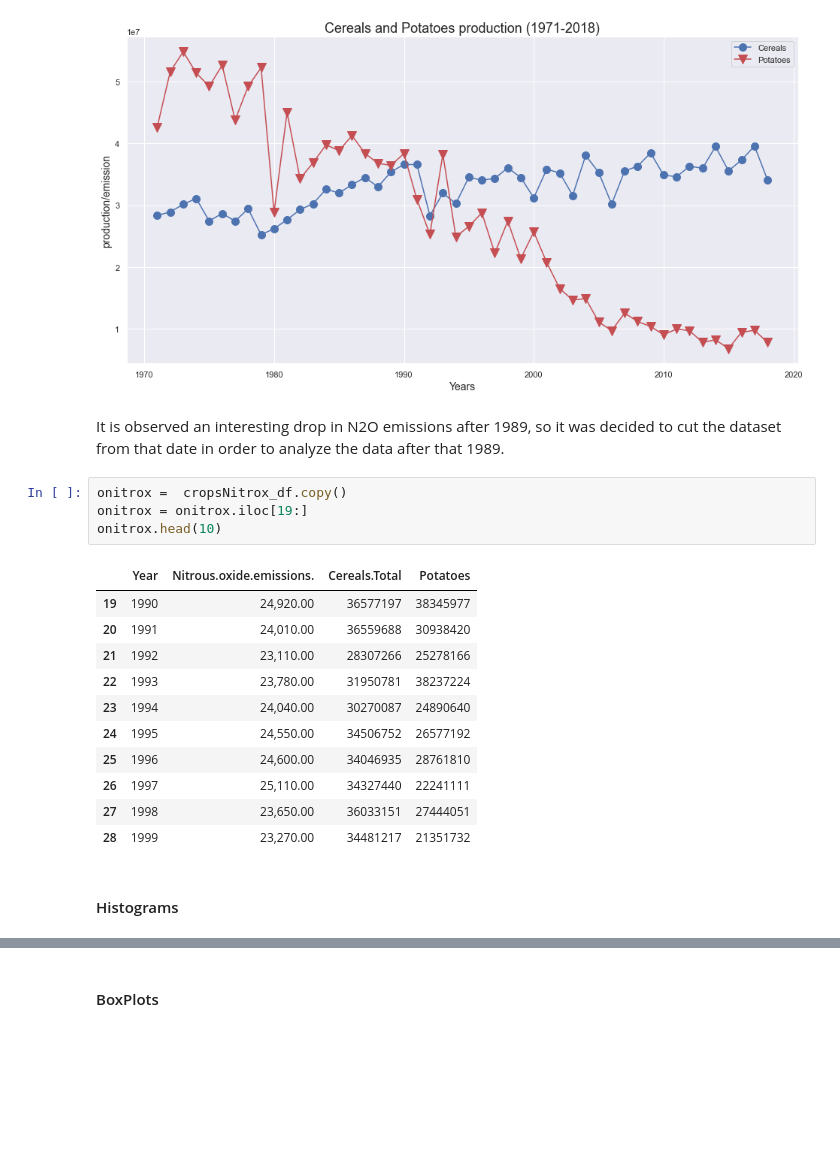
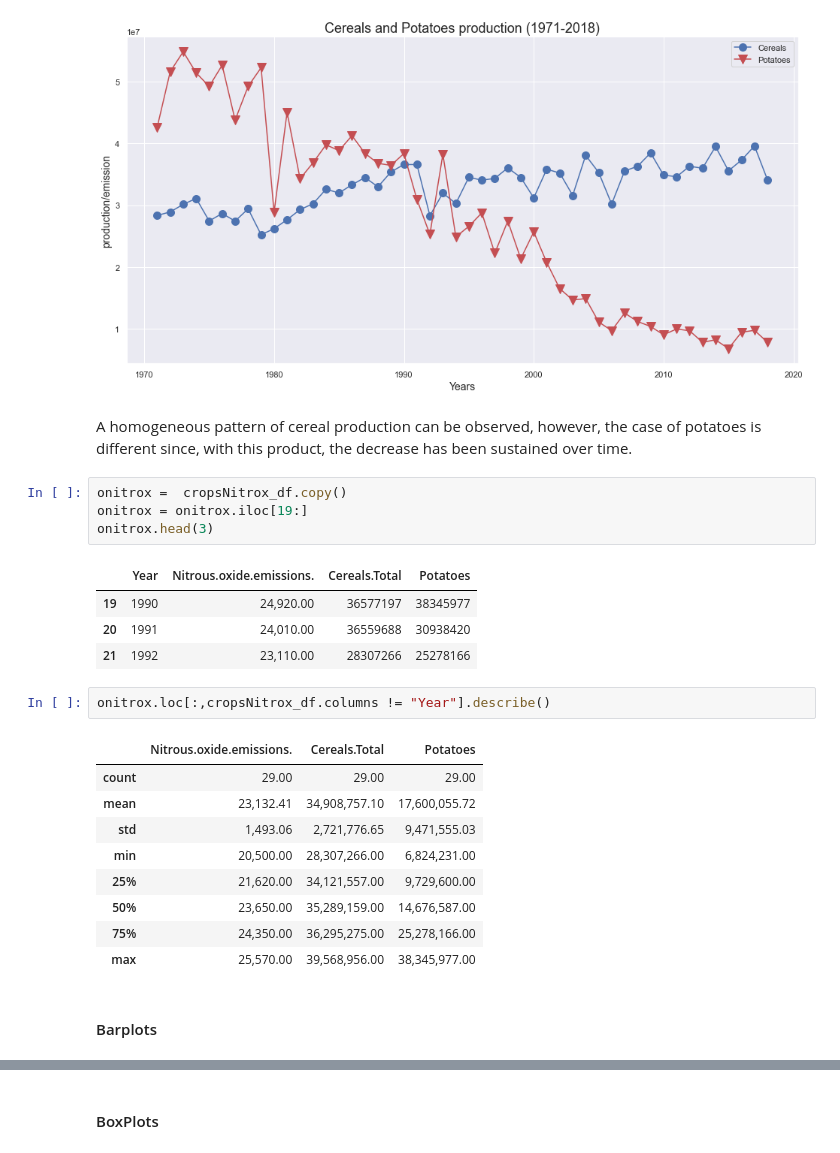
Before and after one commit to Alejandro-github-mx/statistics-projects, a Jupyter notebook: 2022-02-28-statistics-homework-FoodCC-Poland.ipynb, the cells around one changed output, grey strips where cells are left out. Cells and saved outputs as stored; diff of their text form; blank space fills up the shorter version.

```diff
--- a/2022-02-28-statistics-homework-FoodCC-Poland.ipynb
+++ b/2022-02-28-statistics-homework-FoodCC-Poland.ipynb
@@ -244,23 +231,28 @@ plt.legend()
 plt.show();
 # %% [output]
 [figure]
-# %% [markdown]
-It is observed an interesting drop in N2O emissions after 1989, so it was decided to cut the dataset from that date in order to analyze the data after that 1989.
+# %% [markdown]
+A homogeneous pattern of cereal production can be observed, however, the case of potatoes is different since, with this product, the decrease has been sustained over time.
 # %%
 onitrox =  cropsNitrox_df.copy()
 onitrox = onitrox.iloc[19:]
-onitrox.head(10)
+onitrox.head(3)
 # %% [output]
 |  | Year | Nitrous.oxide.emissions. | Cereals.Total | Potatoes |
 | 19 | 1990 | 24,920.00 | 36577197 | 38345977 |
 | 20 | 1991 | 24,010.00 | 36559688 | 30938420 |
 | 21 | 1992 | 23,110.00 | 28307266 | 25278166 |
-| 22 | 1993 | 23,780.00 | 31950781 | 38237224 |
-| 23 | 1994 | 24,040.00 | 30270087 | 24890640 |
-| 24 | 1995 | 24,550.00 | 34506752 | 26577192 |
-| 25 | 1996 | 24,600.00 | 34046935 | 28761810 |
-| 26 | 1997 | 25,110.00 | 34327440 | 22241111 |
-| 27 | 1998 | 23,650.00 | 36033151 | 27444051 |
-| 28 | 1999 | 23,270.00 | 34481217 | 21351732 |
+# %%
+onitrox.loc[:,cropsNitrox_df.columns != "Year"].describe()
+# %% [output]
+|  | Nitrous.oxide.emissions. | Cereals.Total | Potatoes |
+| count | 29.00 | 29.00 | 29.00 |
+| mean | 23,132.41 | 34,908,757.10 | 17,600,055.72 |
+| std | 1,493.06 | 2,721,776.65 | 9,471,555.03 |
+| min | 20,500.00 | 28,307,266.00 | 6,824,231.00 |
+| 25% | 21,620.00 | 34,121,557.00 | 9,729,600.00 |
+| 50% | 23,650.00 | 35,289,159.00 | 14,676,587.00 |
+| 75% | 24,350.00 | 36,295,275.00 | 25,278,166.00 |
+| max | 25,570.00 | 39,568,956.00 | 38,345,977.00 |
 # %% [markdown]
-#### Histograms
+#### Barplots
```
Also changed, not shown: parts of 23 cells of this notebook.
